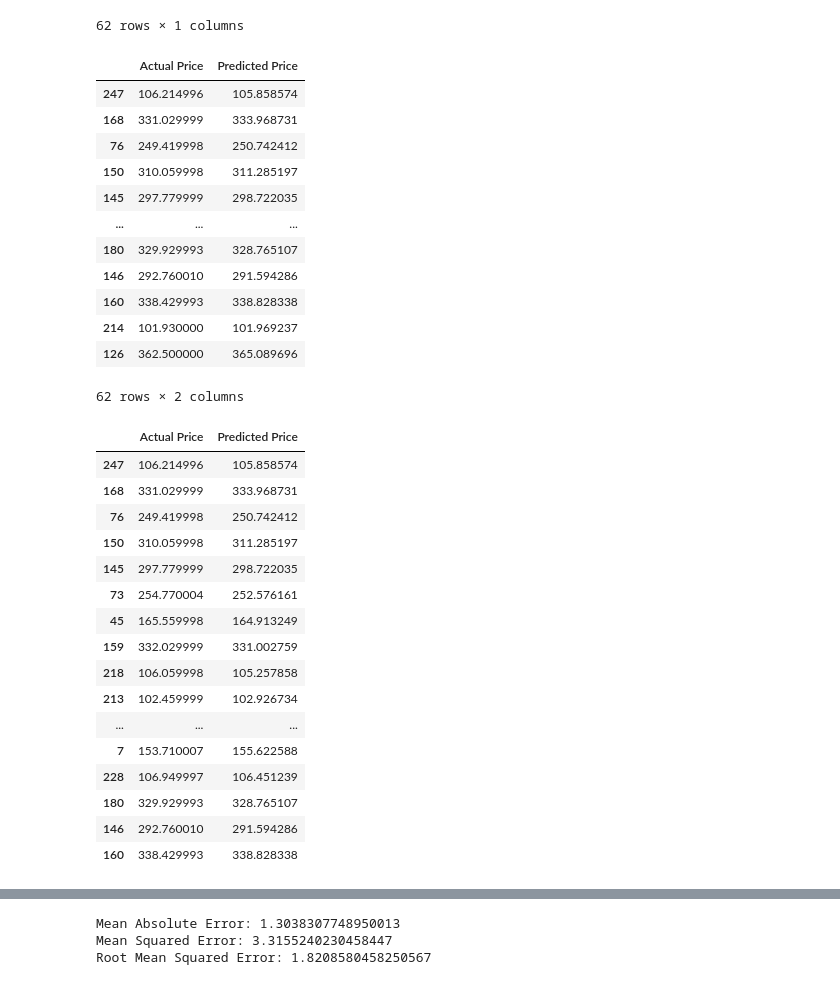
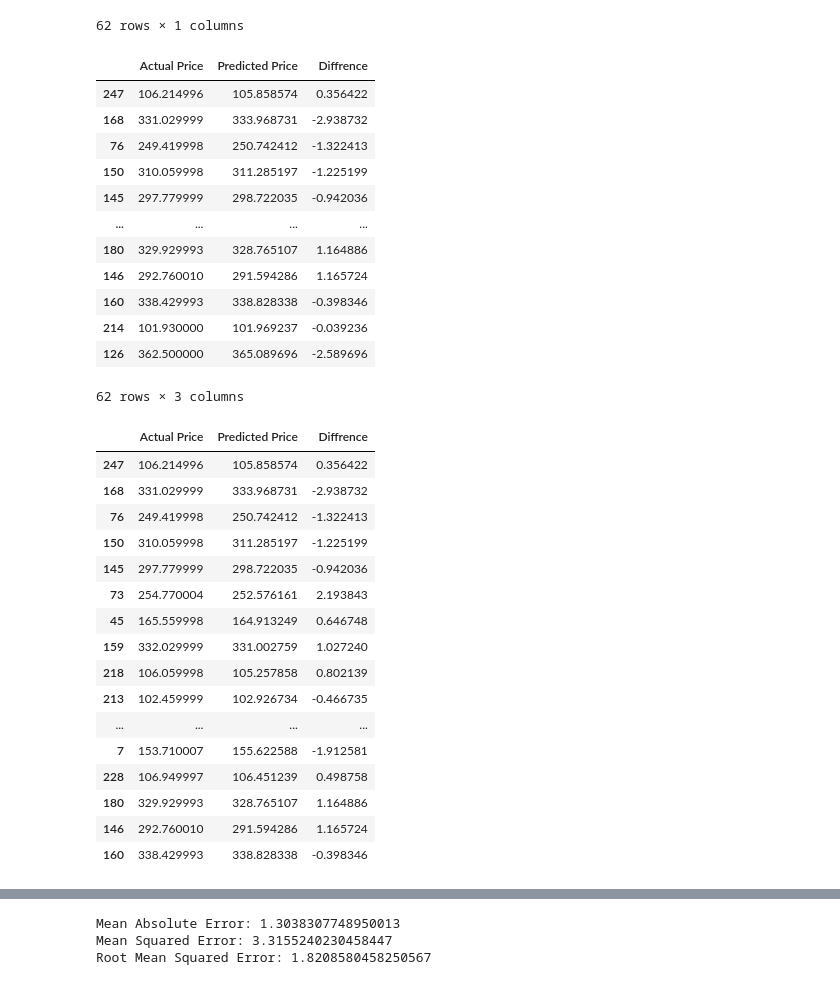
Before and after one commit to mokshith674/DemoRep, a Jupyter notebook: Stock_market_analysis(using Linear_regression).ipynb, the cells around one changed output, grey strips where cells are left out. Cells and saved outputs as stored; diff of their text form; code cells hidden in the pictures.

```diff
--- a/Stock_market_analysis(using Linear_regression).ipynb
+++ b/Stock_market_analysis(using Linear_regression).ipynb
@@ -257,42 +273,42 @@ dframe
 | 365.089696 | NaN |
 62 rows × 1 columns
 # %%
-dfr=pd.DataFrame({'Actual Price':y_test,'Predicted Price':predicted})
+dfr=pd.DataFrame({'Actual Price':y_test,'Predicted Price':predicted,'Diffrence':y_test-predicted})
 dfr
 # %% [output]
-|  | Actual Price | Predicted Price |
-| 247 | 106.214996 | 105.858574 |
-| 168 | 331.029999 | 333.968731 |
-| 76 | 249.419998 | 250.742412 |
-| 150 | 310.059998 | 311.285197 |
-| 145 | 297.779999 | 298.722035 |
-| ... | ... | ... |
-| 180 | 329.929993 | 328.765107 |
-| 146 | 292.760010 | 291.594286 |
-| 160 | 338.429993 | 338.828338 |
-| 214 | 101.930000 | 101.969237 |
-| 126 | 362.500000 | 365.089696 |
+|  | Actual Price | Predicted Price | Diffrence |
+| 247 | 106.214996 | 105.858574 | 0.356422 |
+| 168 | 331.029999 | 333.968731 | -2.938732 |
+| 76 | 249.419998 | 250.742412 | -1.322413 |
+| 150 | 310.059998 | 311.285197 | -1.225199 |
+| 145 | 297.779999 | 298.722035 | -0.942036 |
+| ... | ... | ... | ... |
+| 180 | 329.929993 | 328.765107 | 1.164886 |
+| 146 | 292.760010 | 291.594286 | 1.165724 |
+| 160 | 338.429993 | 338.828338 | -0.398346 |
+| 214 | 101.930000 | 101.969237 | -0.039236 |
+| 126 | 362.500000 | 365.089696 | -2.589696 |
-62 rows × 2 columns
+62 rows × 3 columns
 # %%
 dfr.head(60)
 # %% [output]
-|  | Actual Price | Predicted Price |
-| 247 | 106.214996 | 105.858574 |
-| 168 | 331.029999 | 333.968731 |
-| 76 | 249.419998 | 250.742412 |
-| 150 | 310.059998 | 311.285197 |
-| 145 | 297.779999 | 298.722035 |
-| 73 | 254.770004 | 252.576161 |
-| 45 | 165.559998 | 164.913249 |
-| 159 | 332.029999 | 331.002759 |
-| 218 | 106.059998 | 105.257858 |
-| 213 | 102.459999 | 102.926734 |
-| ... | ... | ... |
-| 7 | 153.710007 | 155.622588 |
-| 228 | 106.949997 | 106.451239 |
-| 180 | 329.929993 | 328.765107 |
-| 146 | 292.760010 | 291.594286 |
-| 160 | 338.429993 | 338.828338 |
+|  | Actual Price | Predicted Price | Diffrence |
+| 247 | 106.214996 | 105.858574 | 0.356422 |
+| 168 | 331.029999 | 333.968731 | -2.938732 |
+| 76 | 249.419998 | 250.742412 | -1.322413 |
+| 150 | 310.059998 | 311.285197 | -1.225199 |
+| 145 | 297.779999 | 298.722035 | -0.942036 |
+| 73 | 254.770004 | 252.576161 | 2.193843 |
+| 45 | 165.559998 | 164.913249 | 0.646748 |
+| 159 | 332.029999 | 331.002759 | 1.027240 |
+| 218 | 106.059998 | 105.257858 | 0.802139 |
+| 213 | 102.459999 | 102.926734 | -0.466735 |
+| ... | ... | ... | ... |
+| 7 | 153.710007 | 155.622588 | -1.912581 |
+| 228 | 106.949997 | 106.451239 | 0.498758 |
+| 180 | 329.929993 | 328.765107 | 1.164886 |
+| 146 | 292.760010 | 291.594286 | 1.165724 |
+| 160 | 338.429993 | 338.828338 | -0.398346 |
 # %%
 from sklearn.metrics import confusion_matrix,accuracy_score
 train_accuracy=regressor.score(x_train,y_train)
```
Also changed, not shown: parts of 21 cells of this notebook.
